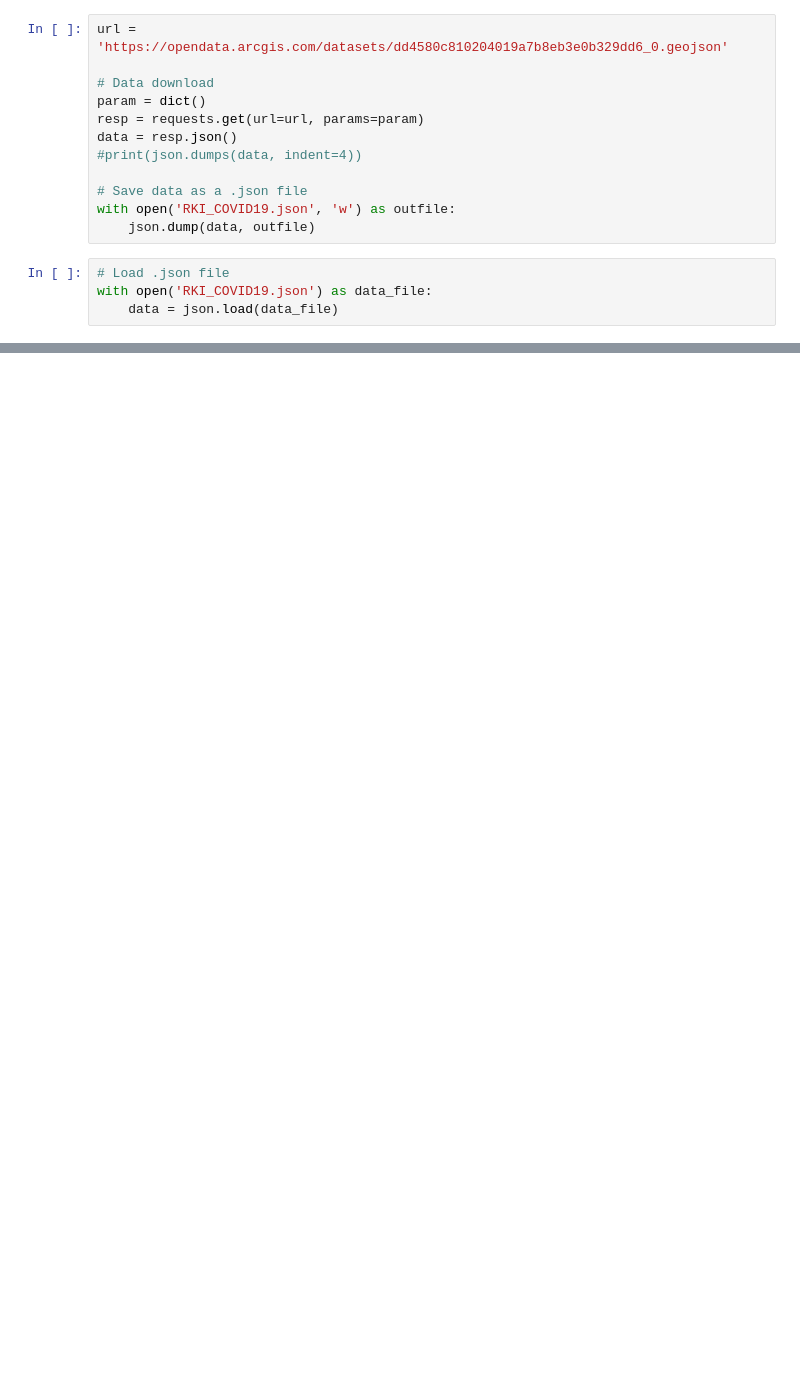
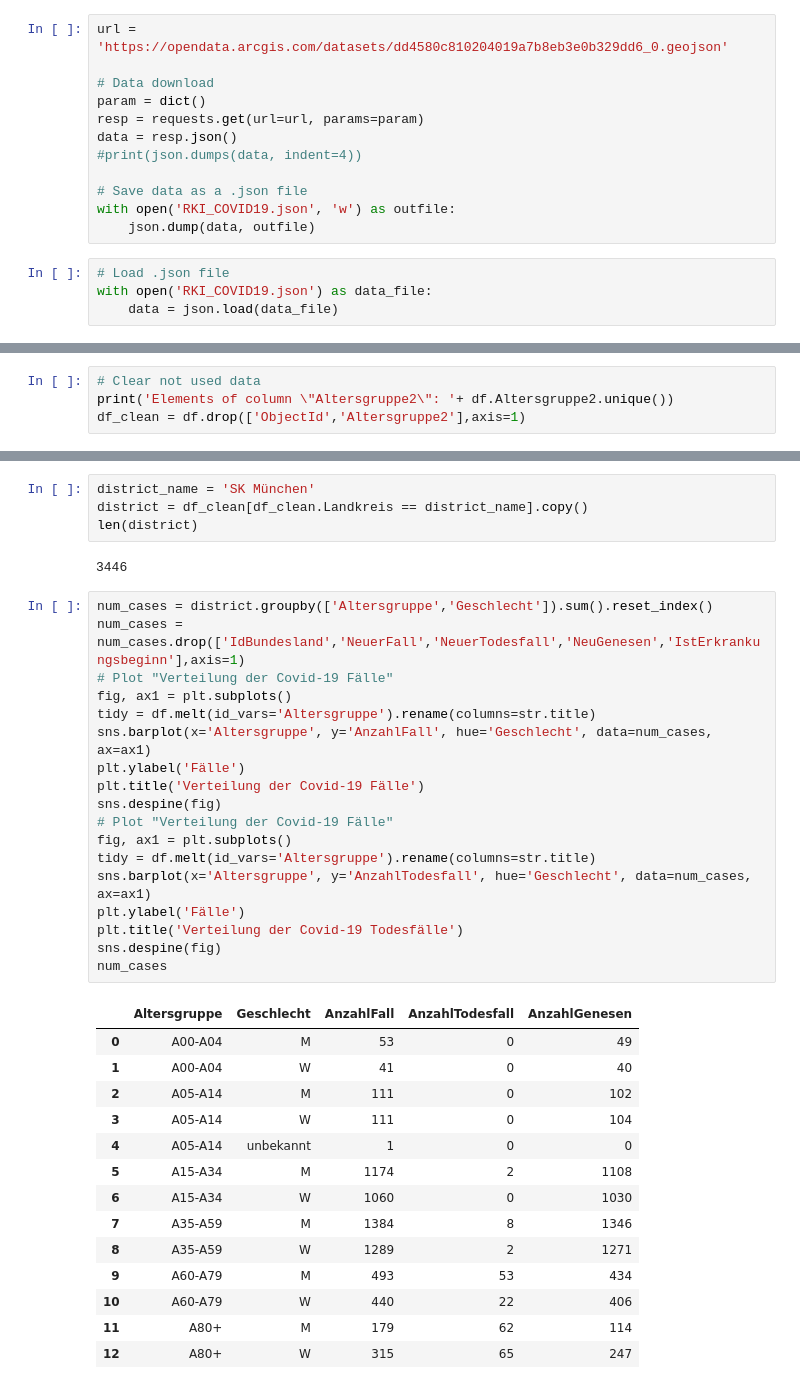
Before and after one commit to Yaccoub/Co-Tour, a Jupyter notebook: notebooks/COVID19_Explorative_Analysis.ipynb, the cells around one changed output, grey strips where cells are left out. Saved outputs shown, nothing was run; the diff lists cells and outputs as text; blank space fills up the shorter version.

```diff
--- a/notebooks/COVID19_Explorative_Analysis.ipynb
+++ b/notebooks/COVID19_Explorative_Analysis.ipynb
@@ -213,0 +237,4 @@ df.head()
+# %%
+# Clear not used data
+print('Elements of column \"Altersgruppe2\": '+ df.Altersgruppe2.unique())
+df_clean = df.drop(['ObjectId','Altersgruppe2'],axis=1)
@@ -213,0 +336,39 @@ df.head()
+# %%
+district_name = 'SK München'
+district = df_clean[df_clean.Landkreis == district_name].copy()
+len(district)
+# %% [output]
+3446
+# %%
+num_cases = district.groupby(['Altersgruppe','Geschlecht']).sum().reset_index()
+num_cases = num_cases.drop(['IdBundesland','NeuerFall','NeuerTodesfall','NeuGenesen','IstErkrankungsbeginn'],axis=1)
+# Plot "Verteilung der Covid-19 Fälle"
+fig, ax1 = plt.subplots()
+tidy = df.melt(id_vars='Altersgruppe').rename(columns=str.title)
+sns.barplot(x='Altersgruppe', y='AnzahlFall', hue='Geschlecht', data=num_cases, ax=ax1)
+plt.ylabel('Fälle')
+plt.title('Verteilung der Covid-19 Fälle')
+sns.despine(fig)
+# Plot "Verteilung der Covid-19 Fälle"
+fig, ax1 = plt.subplots()
+tidy = df.melt(id_vars='Altersgruppe').rename(columns=str.title)
+sns.barplot(x='Altersgruppe', y='AnzahlTodesfall', hue='Geschlecht', data=num_cases, ax=ax1)
+plt.ylabel('Fälle')
+plt.title('Verteilung der Covid-19 Todesfälle')
+sns.despine(fig)
+num_cases
+# %% [output]
+|  | Altersgruppe | Geschlecht | AnzahlFall | AnzahlTodesfall | AnzahlGenesen |
+| 0 | A00-A04 | M | 53 | 0 | 49 |
+| 1 | A00-A04 | W | 41 | 0 | 40 |
+| 2 | A05-A14 | M | 111 | 0 | 102 |
+| 3 | A05-A14 | W | 111 | 0 | 104 |
+| 4 | A05-A14 | unbekannt | 1 | 0 | 0 |
+| 5 | A15-A34 | M | 1174 | 2 | 1108 |
+| 6 | A15-A34 | W | 1060 | 0 | 1030 |
+| 7 | A35-A59 | M | 1384 | 8 | 1346 |
+| 8 | A35-A59 | W | 1289 | 2 | 1271 |
+| 9 | A60-A79 | M | 493 | 53 | 434 |
+| 10 | A60-A79 | W | 440 | 22 | 406 |
+| 11 | A80+ | M | 179 | 62 | 114 |
+| 12 | A80+ | W | 315 | 65 | 247 |
```
Also changed, not shown: parts of 90 cells of this notebook.
